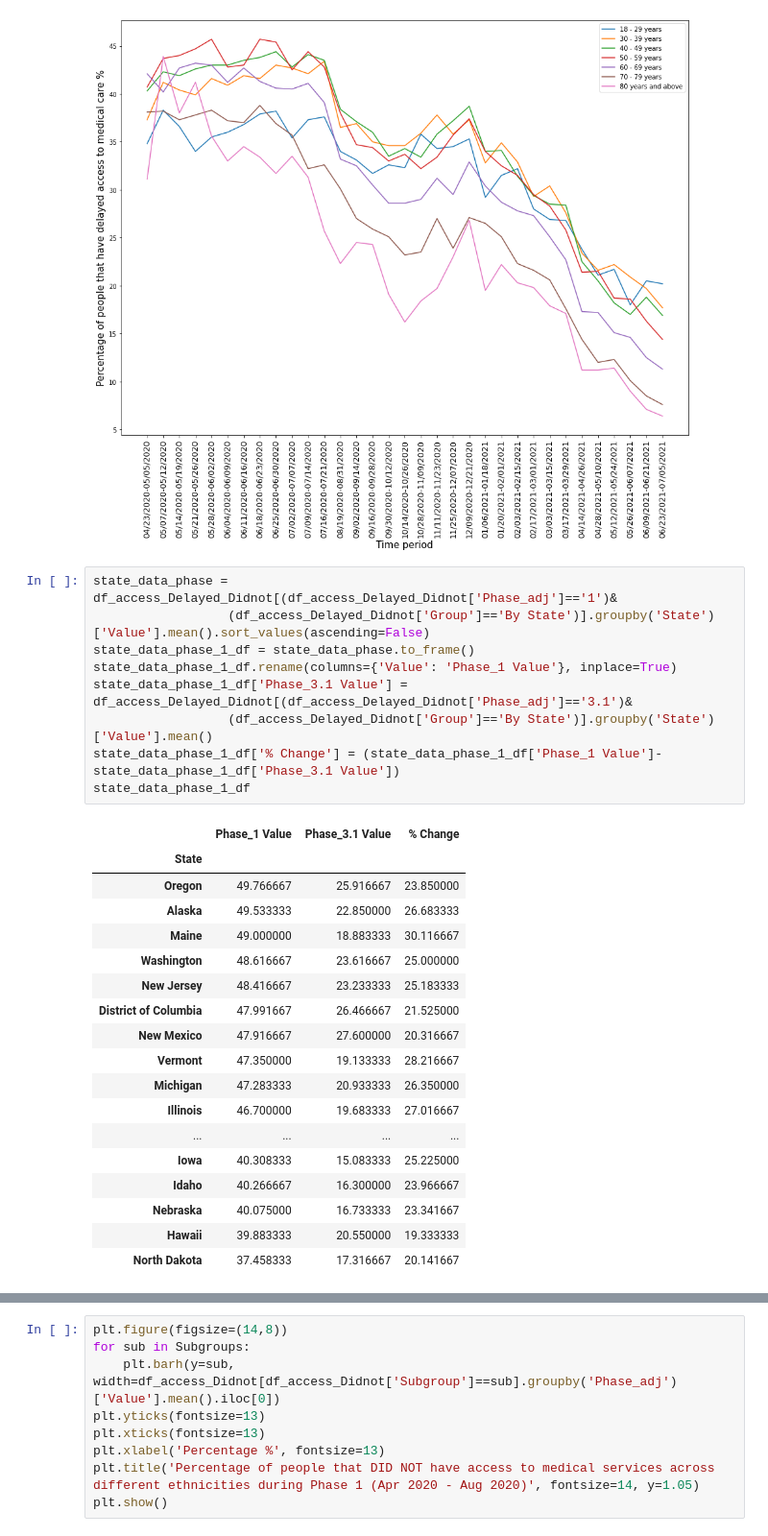
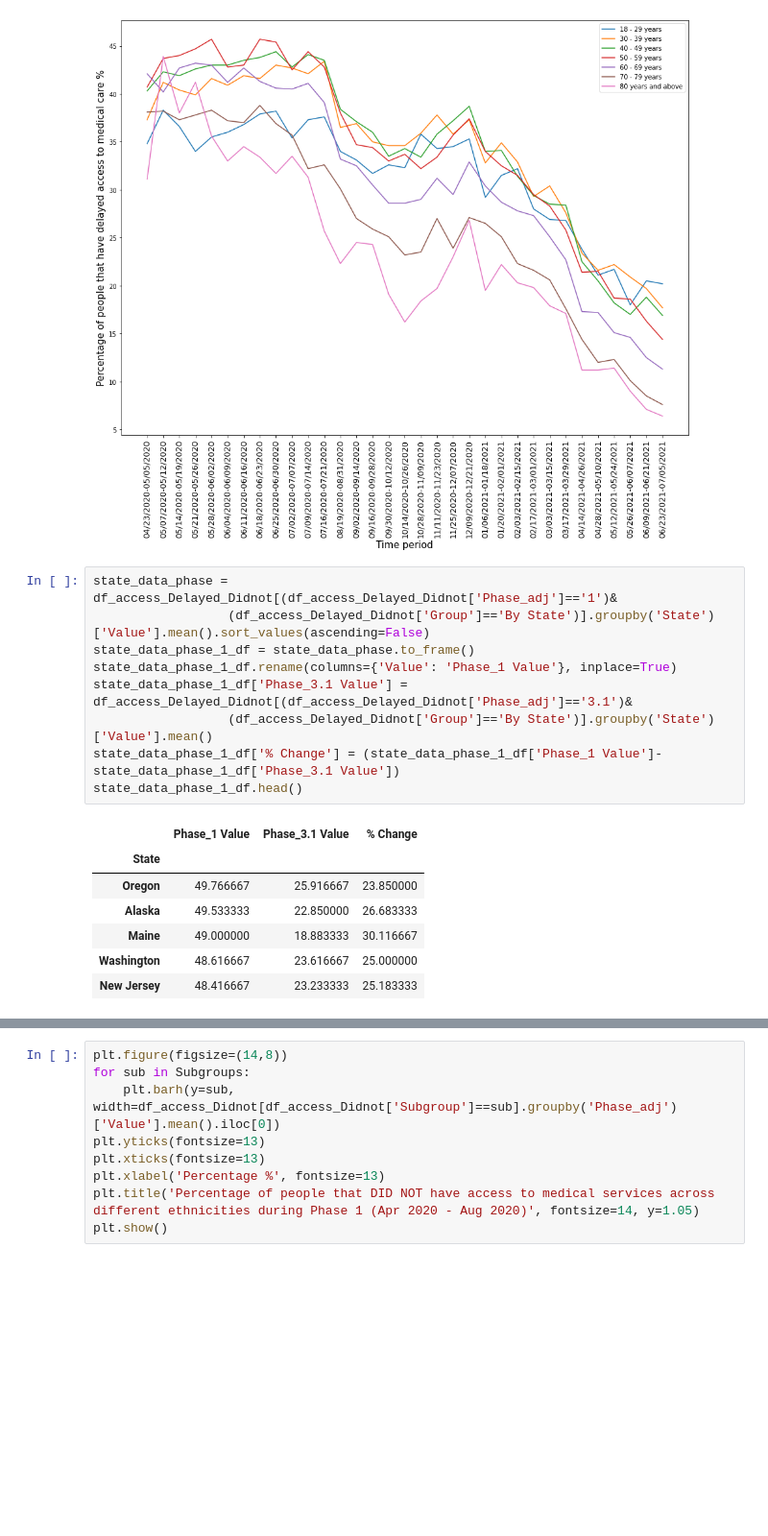
Before and after one commit to ahwali/gradproject, a Jupyter notebook: graduate project/COVID_dataset.ipynb, the cells around one changed output, grey strips where cells are left out. Shown at 96% size. Cells and saved outputs as stored; diff of their text form; blank space fills up the shorter version.

```diff
--- a/graduate project/COVID_dataset.ipynb
+++ b/graduate project/COVID_dataset.ipynb
@@ -145,31 +145,20 @@ plt.show()
 # %%
 state_data_phase = df_access_Delayed_Didnot[(df_access_Delayed_Didnot['Phase_adj']=='1')&
                   (df_access_Delayed_Didnot['Group']=='By State')].groupby('State')['Value'].mean().sort_values(ascending=False)
 state_data_phase_1_df = state_data_phase.to_frame()
 state_data_phase_1_df.rename(columns={'Value': 'Phase_1 Value'}, inplace=True)
 state_data_phase_1_df['Phase_3.1 Value'] = df_access_Delayed_Didnot[(df_access_Delayed_Didnot['Phase_adj']=='3.1')&
                   (df_access_Delayed_Didnot['Group']=='By State')].groupby('State')['Value'].mean()
 state_data_phase_1_df['% Change'] = (state_data_phase_1_df['Phase_1 Value']-state_data_phase_1_df['Phase_3.1 Value'])
-state_data_phase_1_df
+state_data_phase_1_df.head()
 # %% [output]
 |  | Phase_1 Value | Phase_3.1 Value | % Change |
 | State |  |  |  |
 | Oregon | 49.766667 | 25.916667 | 23.850000 |
 | Alaska | 49.533333 | 22.850000 | 26.683333 |
 | Maine | 49.000000 | 18.883333 | 30.116667 |
 | Washington | 48.616667 | 23.616667 | 25.000000 |
 | New Jersey | 48.416667 | 23.233333 | 25.183333 |
-| District of Columbia | 47.991667 | 26.466667 | 21.525000 |
-| New Mexico | 47.916667 | 27.600000 | 20.316667 |
-| Vermont | 47.350000 | 19.133333 | 28.216667 |
-| Michigan | 47.283333 | 20.933333 | 26.350000 |
-| Illinois | 46.700000 | 19.683333 | 27.016667 |
-| ... | ... | ... | ... |
-| Iowa | 40.308333 | 15.083333 | 25.225000 |
-| Idaho | 40.266667 | 16.300000 | 23.966667 |
-| Nebraska | 40.075000 | 16.733333 | 23.341667 |
-| Hawaii | 39.883333 | 20.550000 | 19.333333 |
-| North Dakota | 37.458333 | 17.316667 | 20.141667 |
 # %%
 plt.figure(figsize=(16,12))
 sns.set_color_codes('pastel')
```
Also changed, not shown: parts of 2 cells of this notebook.
